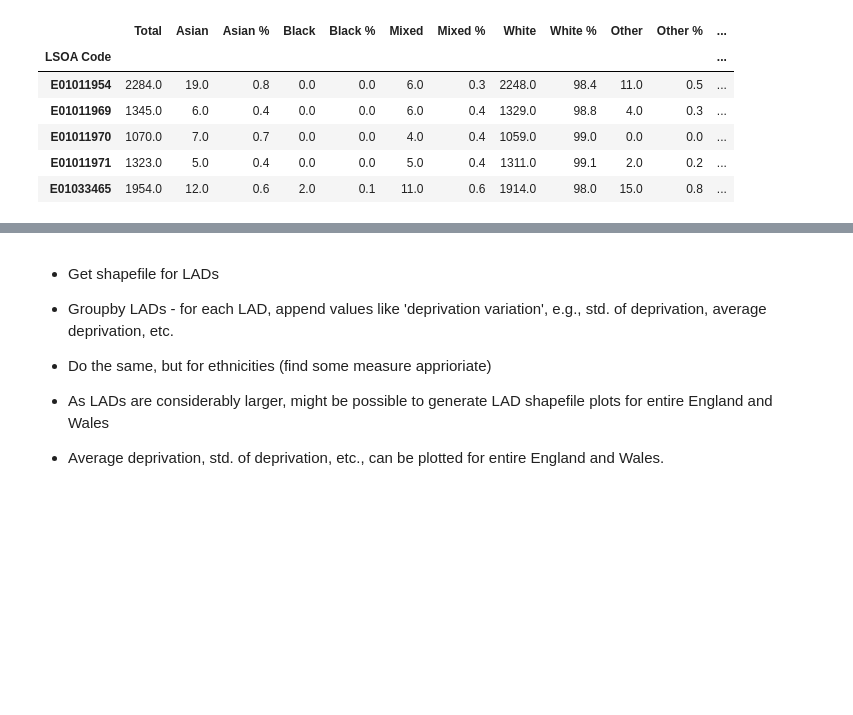
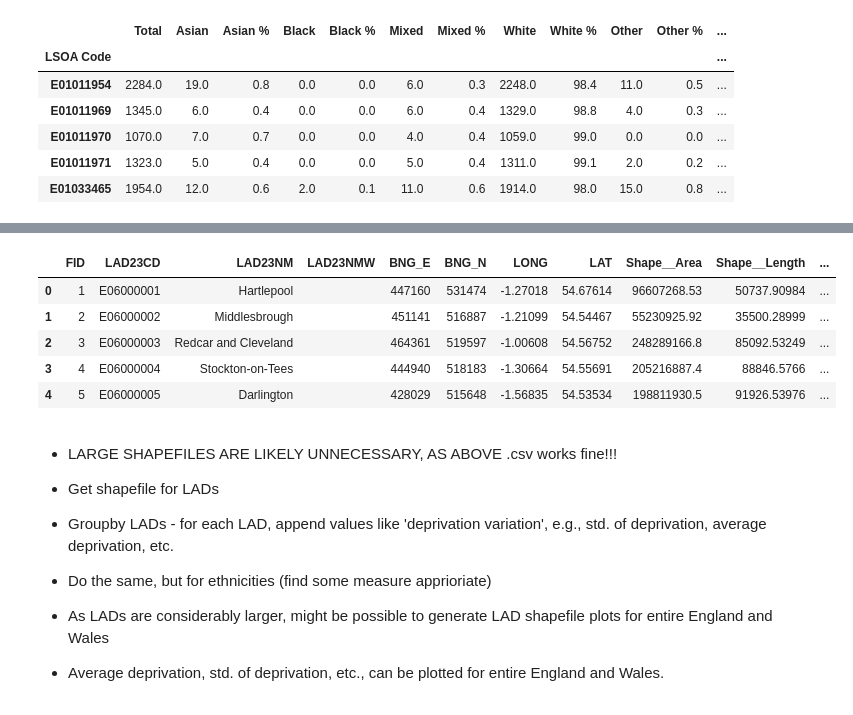
Before and after one commit to PsychedPhalanx/LSOAs-England-and-Wales, a Jupyter notebook: Geo.ipynb, the cells around one changed output, grey strips where cells are left out. Drawn from its saved outputs; the diff is of its cells as text; code cells hidden in the pictures; blank space fills up the shorter version.

Commit message:
LAD Shapefile

```diff
--- a/Geo.ipynb
+++ b/Geo.ipynb
@@ -167,7 +167,18 @@ def LAD_Rurality_Plotter(gdf, LAD_Name):
    return m
 
 # LAD_Rurality_Plotter(gdf, 'Gwynedd')
+# %%
+gdf_LAD = gpd.read_file('LAD Shapefile.csv')
+gdf_LAD.head()
+# %% [output]
+|  | FID | LAD23CD | LAD23NM | LAD23NMW | BNG_E | BNG_N | LONG | LAT | Shape__Area | Shape__Length | ... |
+| 0 | 1 | E06000001 | Hartlepool |  | 447160 | 531474 | -1.27018 | 54.67614 | 96607268.53 | 50737.90984 | ... |
+| 1 | 2 | E06000002 | Middlesbrough |  | 451141 | 516887 | -1.21099 | 54.54467 | 55230925.92 | 35500.28999 | ... |
+| 2 | 3 | E06000003 | Redcar and Cleveland |  | 464361 | 519597 | -1.00608 | 54.56752 | 248289166.8 | 85092.53249 | ... |
+| 3 | 4 | E06000004 | Stockton-on-Tees |  | 444940 | 518183 | -1.30664 | 54.55691 | 205216887.4 | 88846.5766 | ... |
+| 4 | 5 | E06000005 | Darlington |  | 428029 | 515648 | -1.56835 | 54.53534 | 198811930.5 | 91926.53976 | ... |
 # %% [markdown]
+- LARGE SHAPEFILES ARE LIKELY UNNECESSARY, AS ABOVE .csv works fine!!!
 - Get shapefile for LADs
 - Groupby LADs - for each LAD, append values like 'deprivation variation', e.g., std. of deprivation, average deprivation, etc.
 - Do the same, but for ethnicities (find some measure apprioriate)
```
Also changed, not shown: 1 other file.
